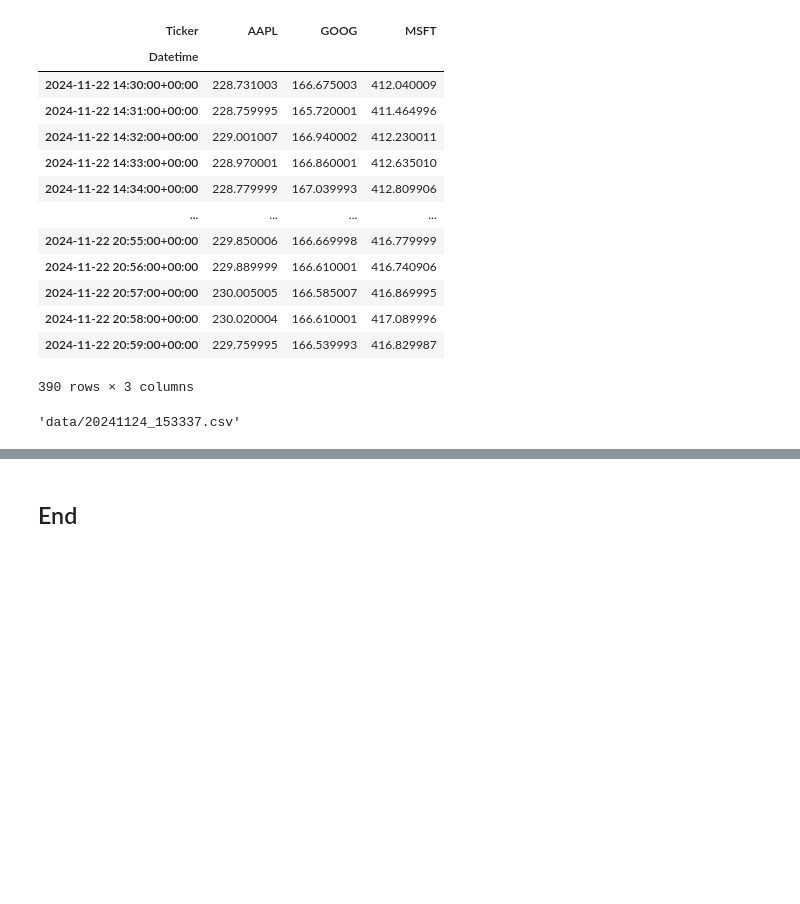
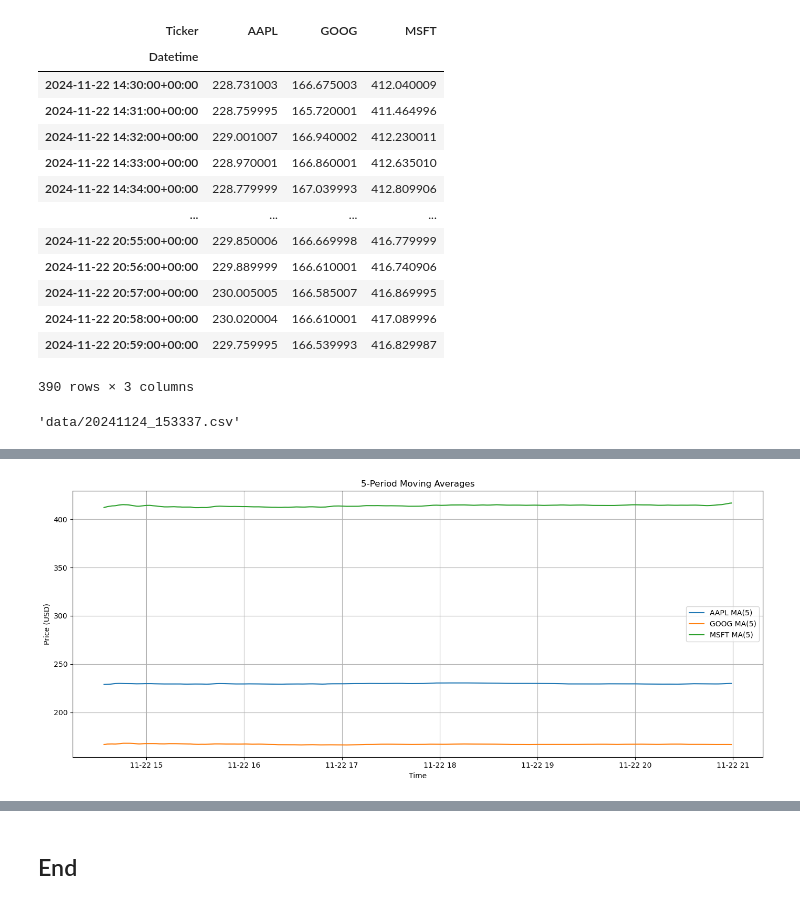
Before and after one commit to hugcamrom/stocks, a Jupyter notebook: stocks.ipynb, the cells around one changed output, grey strips where cells are left out. Drawn from its saved outputs; the diff is of its cells as text; code cells hidden in the pictures; blank space fills up the shorter version.

```diff
--- a/stocks.ipynb
+++ b/stocks.ipynb
@@ -46,0 +74,9 @@ df['Close'].to_csv(filename)
+# %%
+# Calculate moving averages
+df_ma = df.rolling(window=5).mean()
+
+# Calculate returns
+returns = df.pct_change().dropna()
+
+# Prepare OHLC data for MSFT
+ohlc = df['MSFT'].resample('5T').ohlc().dropna()
@@ -46,0 +96,13 @@ df['Close'].to_csv(filename)
+# %%
+plt.figure(figsize=(14, 6))
+for ticker in df.columns:
+    plt.plot(df_ma.index, df_ma[ticker], label=f"{ticker} MA(5)")
+plt.title('5-Period Moving Averages')
+plt.xlabel('Time')
+plt.ylabel('Price (USD)')
+plt.legend()
+plt.grid(True)
+plt.tight_layout()
+plt.show()
+# %% [output]
+[figure, added]
```
Also changed, not shown: parts of 5 cells of this notebook.
